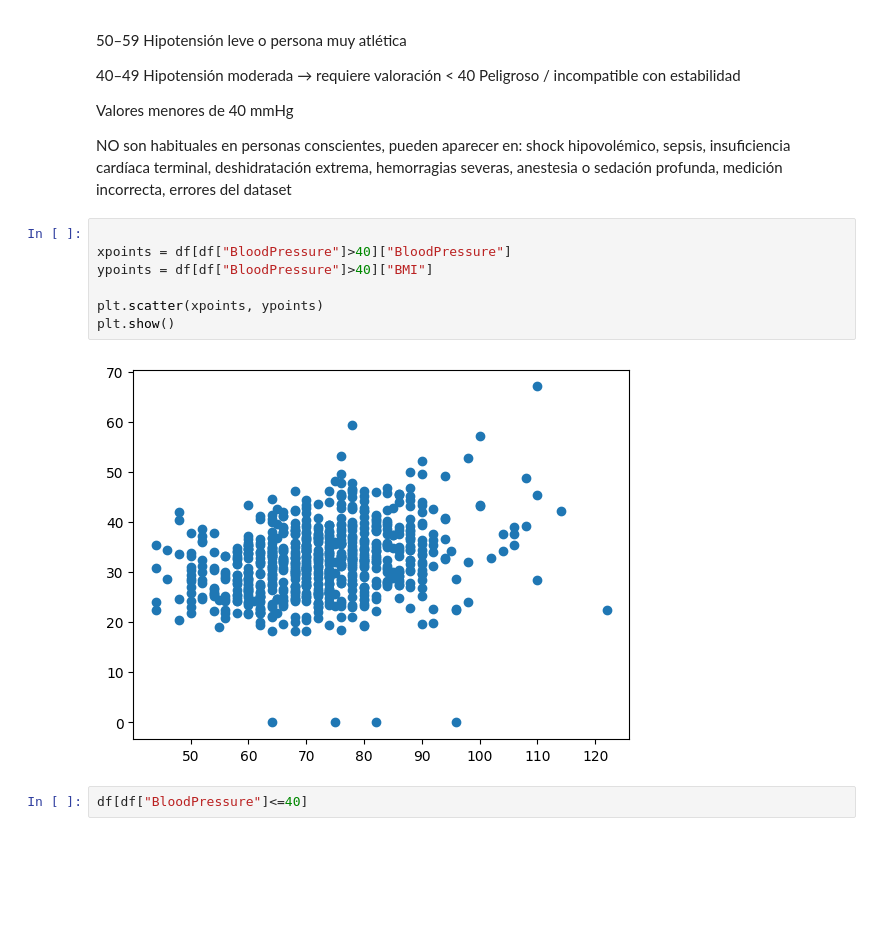
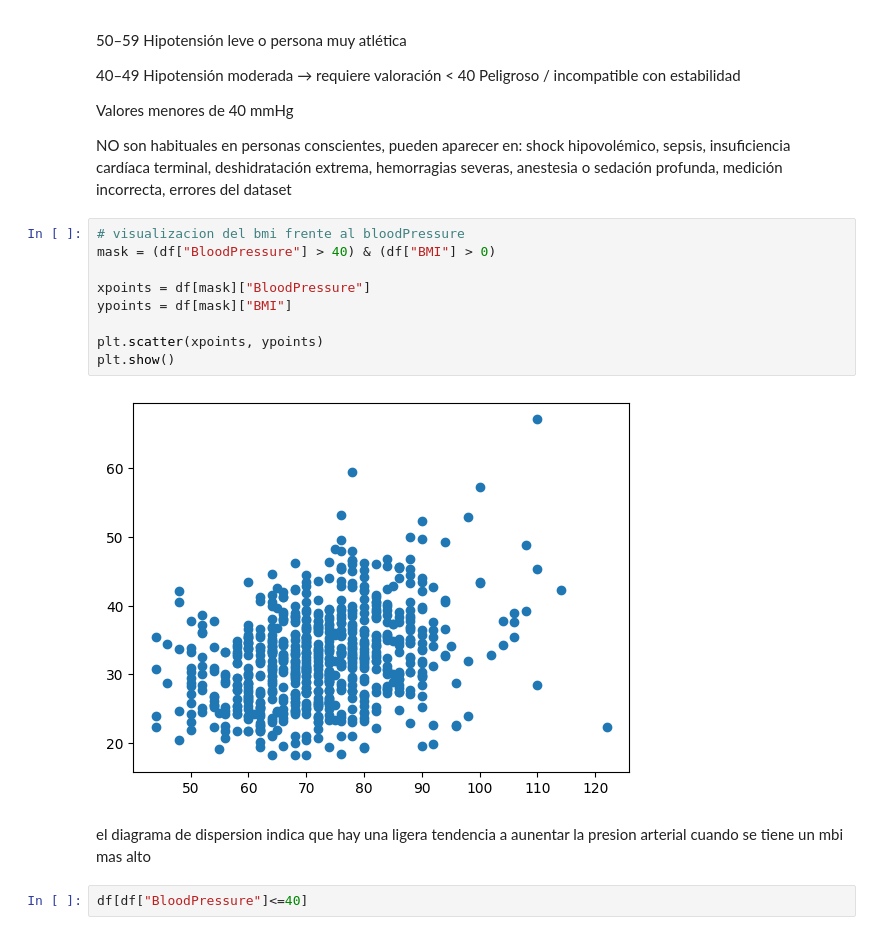
Before and after one commit to Betaniammc/streamlit, a Jupyter notebook: src/04-eda-diabetes.ipynb, the cells around one changed output. Saved outputs shown, nothing was run; the diff lists cells and outputs as text; blank space fills up the shorter version.

```diff
--- a/src/04-eda-diabetes.ipynb
+++ b/src/04-eda-diabetes.ipynb
@@ -217,14 +213,18 @@ Valores menores de 40 mmHg
 NO son habituales en personas conscientes, pueden aparecer en: shock hipovolémico, sepsis, insuficiencia cardíaca terminal,
 deshidratación extrema, hemorragias severas, anestesia o sedación profunda, medición incorrecta, errores del dataset
 # %%
+# visualizacion del bmi frente al bloodPressure
+mask = (df["BloodPressure"] > 40) & (df["BMI"] > 0)
 
-xpoints = df[df["BloodPressure"]>40]["BloodPressure"]
-ypoints = df[df["BloodPressure"]>40]["BMI"]
+xpoints = df[mask]["BloodPressure"]
+ypoints = df[mask]["BMI"]
 
 plt.scatter(xpoints, ypoints)
 plt.show()
 # %% [output]
-[figure, old version]
+[figure, new version]
+# %% [markdown]
+el diagrama de dispersion indica que hay una ligera tendencia a aunentar la presion arterial cuando se tiene un mbi mas alto
 # %%
 df[df["BloodPressure"]<=40]
 # %% [output]
```
Also changed, not shown: parts of 19 cells of this notebook, 4 other files.
